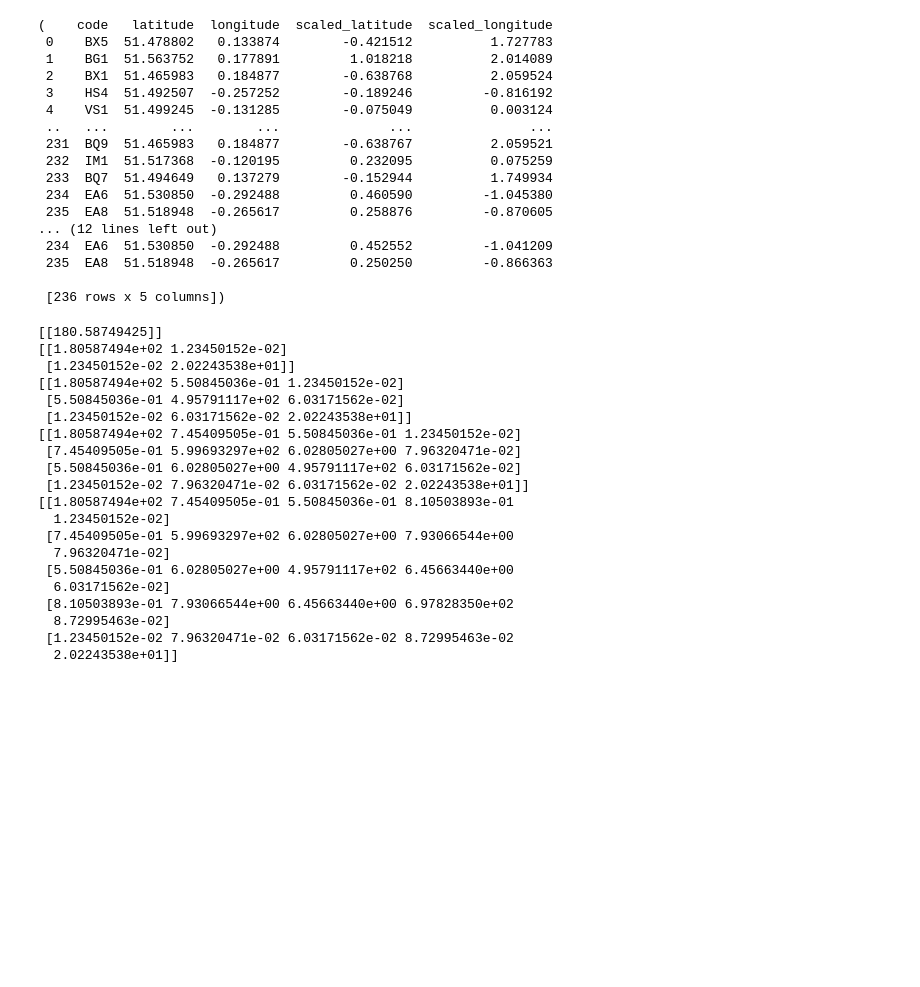
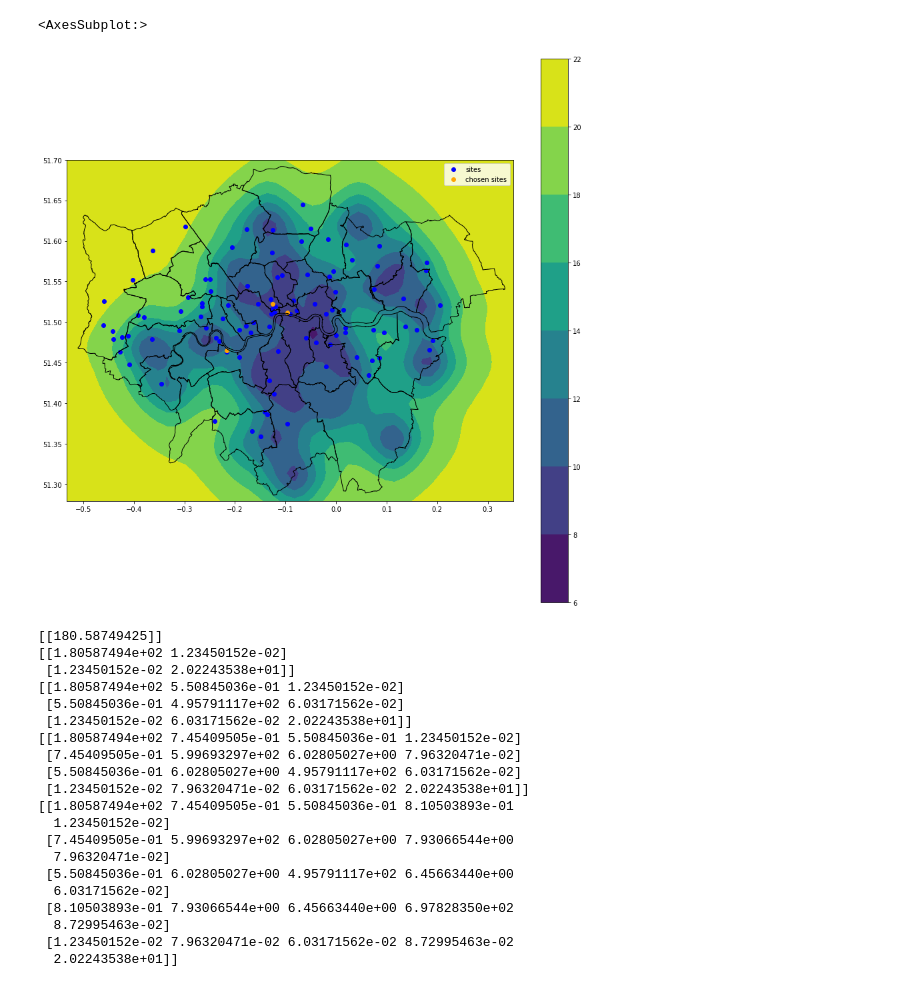
Before and after one commit to bikeclub51/london-aq, a Jupyter notebook: code/optimization/krause.ipynb, the cells around one changed output. Cells and saved outputs as stored; diff of their text form; code cells hidden in the pictures; blank space fills up the shorter version.

Commit message:
krause alg working for stsvgp model

```diff
--- a/code/optimization/krause.ipynb
+++ b/code/optimization/krause.ipynb
@@ -203,0 +122,2 @@ U_df.head()
+# %%
+A_df = STSVGP_krause(model, 3, S_df, U_df, 0)
@@ -203,0 +150,5 @@ U_df.head()
+# %%
+site_coords_path = "../data-collection/LAQN_API_data/site_coordinates.csv"
+header_list = ["code", "latitude", "longitude"]
+plot_df = pd.read_csv(site_coords_path, names=header_list)
+plot_df = plot_df.loc[plot_df["code"].isin(A_df["site"].values)]
@@ -203,0 +162,6 @@ U_df.head()
+# %%
+map_filepath = "../../data/statistical-gis-boundaries-london/ESRI/London_Borough_Excluding_MHW.shp"
+# map_filepath = "../../data/statistical-gis-boundaries-london/ESRI/London_Ward_CityMerged.shp"
+map_df = gpd.read_file(map_filepath)
+map_df = map_df.to_crs("EPSG:4326")
+map_df.head()
@@ -204,3 +214,21 @@ U_df.head()
+# %%
+fig, ax = plt.subplots(figsize=(15,15))
+
+plot_uncertainty_contour(model)
+
+plt.scatter(S_df["longitude"], S_df["latitude"], label="sites", color="blue")
+plt.scatter(plot_df["longitude"], plot_df["latitude"], label="chosen sites", color="orange")
+plt.legend()
+# plt.scatter(sites_df.loc[sites_df['code'] == "HK6", 'longitude'].item(), sites_df.loc[sites_df['code'] == "HK6", 'latitude'].item(), label="HK6 (validation site)", color="red")
+
+#plt.scatter(z_lon, z_lat, label="inducing points", color="purple")
+#plt.legend()
+
+ax.set_facecolor('white')
+map_df.plot(ax=ax, color="None")
+# %% [output]
+<AxesSubplot:>
+[figure, added]
 # %%
 """
 Optimize sensor placements using GP model and sets S and U
@@ -350,23 +369,3 @@ for feature in scalers:
-# %%
-S_df_dirty, S_df
-# %% [output]
-(    code   latitude  longitude  scaled_latitude  scaled_longitude
- 0    BX5  51.478802   0.133874        -0.421512          1.727783
- 1    BG1  51.563752   0.177891         1.018218          2.014089
- 2    BX1  51.465983   0.184877        -0.638768          2.059524
- 3    HS4  51.492507  -0.257252        -0.189246         -0.816192
- 4    VS1  51.499245  -0.131285        -0.075049          0.003124
- ..   ...        ...        ...              ...               ...
- 231  BQ9  51.465983   0.184877        -0.638767          2.059521
- 232  IM1  51.517368  -0.120195         0.232095          0.075259
- 233  BQ7  51.494649   0.137279        -0.152944          1.749934
- 234  EA6  51.530850  -0.292488         0.460590         -1.045380
- 235  EA8  51.518948  -0.265617         0.258876         -0.870605
-... (12 lines left out)
- 234  EA6  51.530850  -0.292488         0.452552         -1.041209
- 235  EA8  51.518948  -0.265617         0.250250         -0.866363
-
- [236 rows x 5 columns])
 # %%
 A_df_new, logs = krause(GP=model, k=5, S_df=S_df_dirty, U_df=U_df_dirty, x_features=["scaled_latitude", "scaled_longitude", "t"], t_max=1)
 # %% [output]
```
Also changed, not shown: parts of 28 cells of this notebook, 1 other file.
